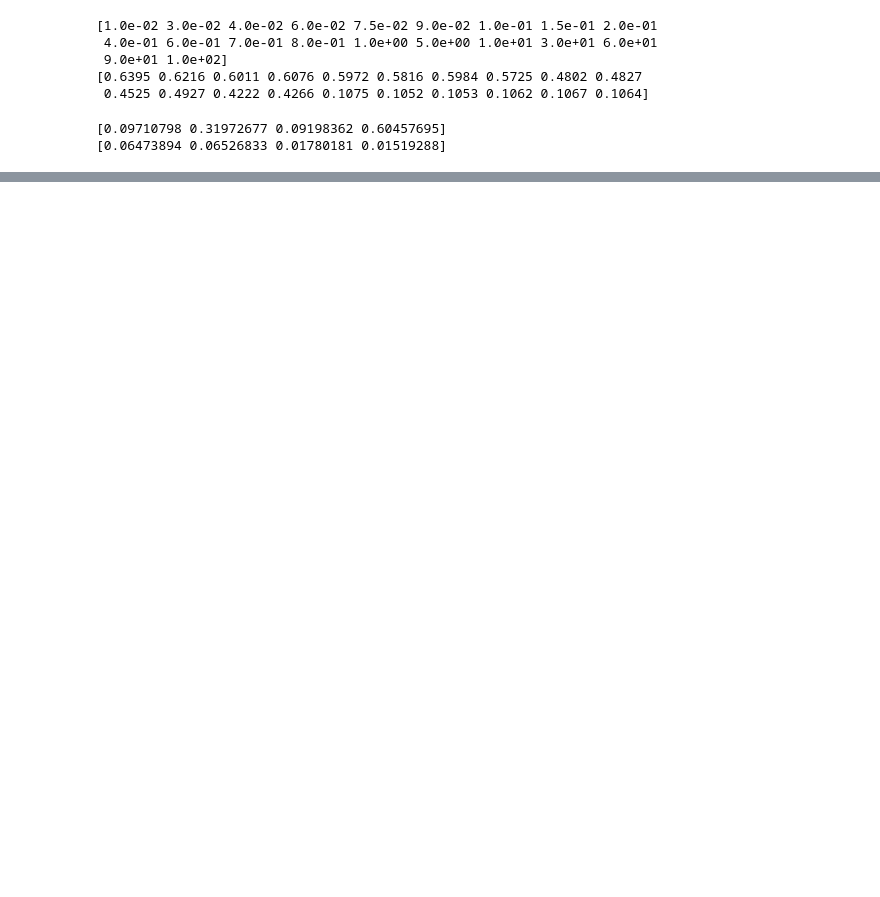
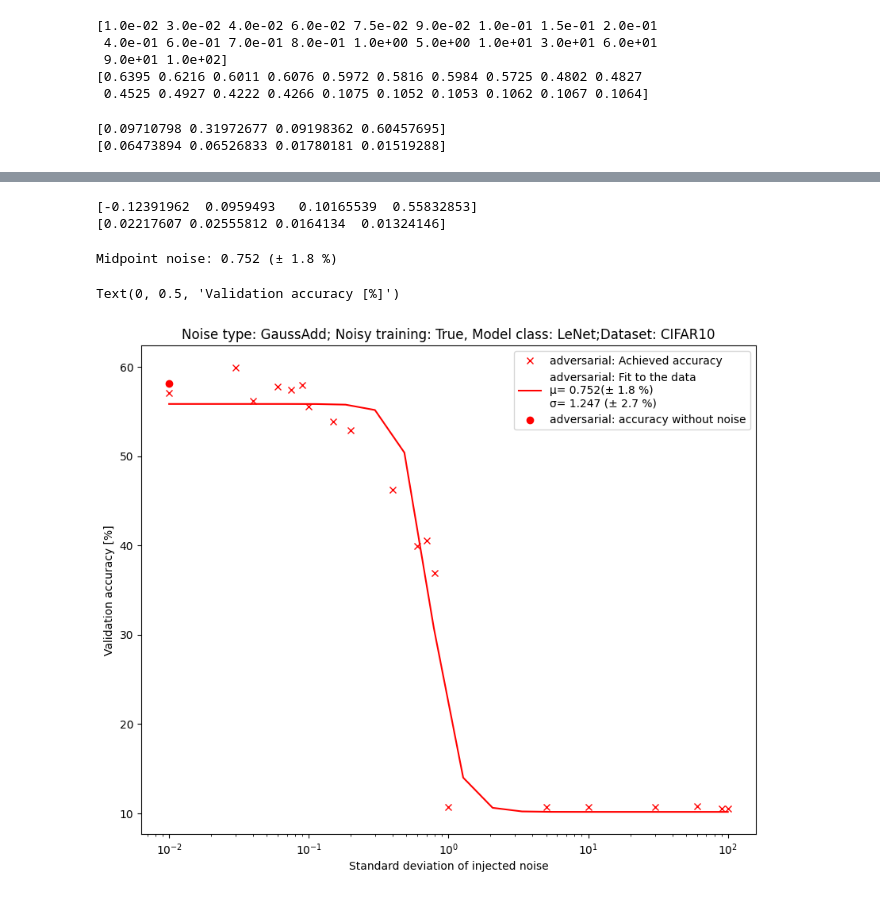
Before and after one commit to victories12/ML, a Jupyter notebook: robustness_calculation.ipynb, the cells around one changed output, grey strips where cells are left out. Drawn from its saved outputs; the diff is of its cells as text; code cells hidden in the pictures; blank space fills up the shorter version.

```diff
--- a/robustness_calculation.ipynb
+++ b/robustness_calculation.ipynb
@@ -79,0 +97,34 @@ Text(0, 0.5, 'Validation accuracy [%]')
+# %%
+popt1, perr1 = fit_f(x_data_adversarial,y_data_adversarial)
+fit_x1 = np.logspace(np.log10(x_data_adversarial.min()), np.log10(x_data_adversarial.max()), 20)
+fit_y1 = logistic_cdf(fit_x1, *popt1)
+# %% [output]
+[-0.12391962  0.0959493   0.10165539  0.55832853]
+[0.02217607 0.02555812 0.0164134  0.01324146]
+# %%
+# Plotting
+plt.figure(figsize=(10, 8))
+label_popt1 = 10 ** deepcopy(popt1)
+label_perr_rel1 = np.abs(10 * perr1 / popt1)
+print(f'Midpoint noise: {label_popt1[0]:.3f} (± {label_perr_rel1[0]:.1f} %)')
+
+label1 = f'adversarial: Fit to the data' + f'\nµ= {label_popt1[0]:.3f}(± {label_perr_rel1[0]:.1f} %)' + f'\nσ= {label_popt1[1]:.3f} (± {label_perr_rel1[1]:.1f} %)'
+title1 = f"Noise type: GaussAdd; Noisy training: True, Model class: LeNet;Dataset: CIFAR10"
+
+ax = plt.gca()
+ax.set_xscale('log')
+
+plt.scatter([0.01],[0.5816*100],c='r',label='adversarial: accuracy without noise')
+plt.errorbar(x_data_adversarial, y_data_adversarial*100,fmt='x',color='r',label=f"adversarial: Achieved accuracy")
+plt.plot(fit_x1, fit_y1*100, label=label1,c='r')
+
+handles, labels = ax.get_legend_handles_labels()
+plt.legend(handles[::-1], labels[::-1])
+
+plt.title(title1)
+plt.xlabel('Standard deviation of injected noise')
+plt.ylabel('Validation accuracy [%]')
+# %% [output]
+Midpoint noise: 0.752 (± 1.8 %)
+Text(0, 0.5, 'Validation accuracy [%]')
+[figure, added]
```
Also changed, not shown: parts of 8 cells of this notebook.
